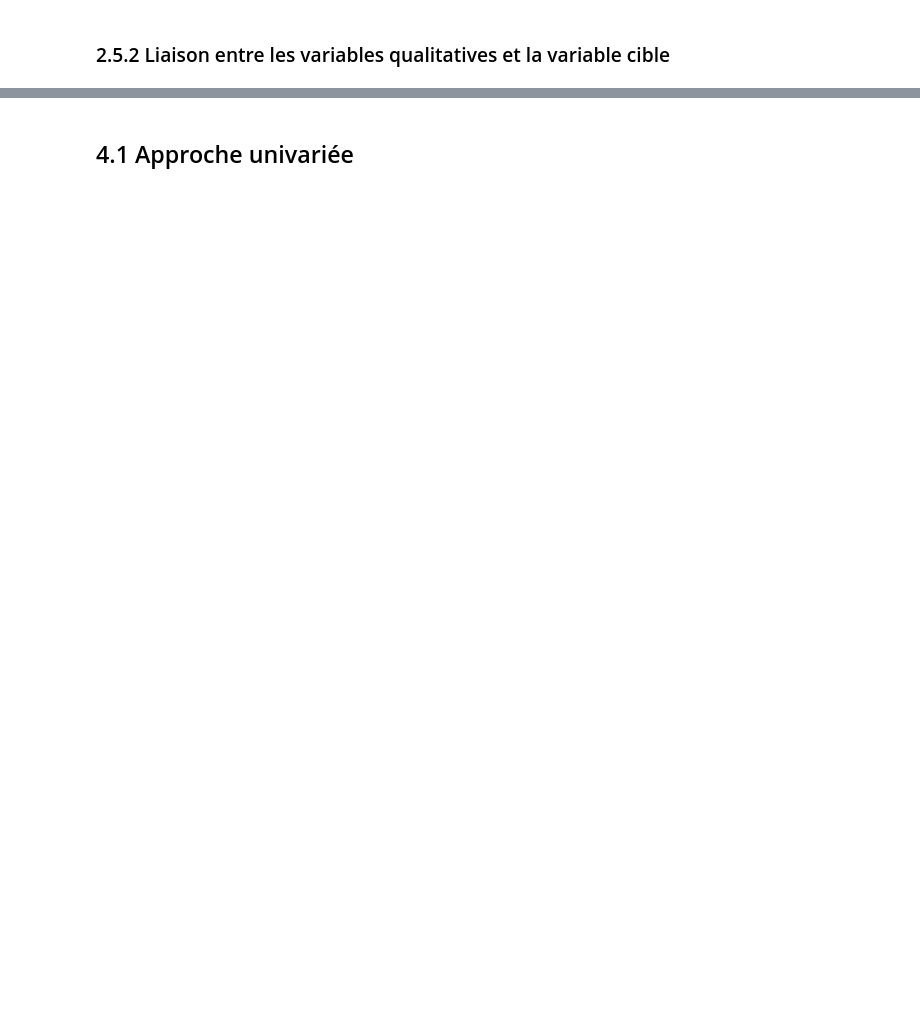
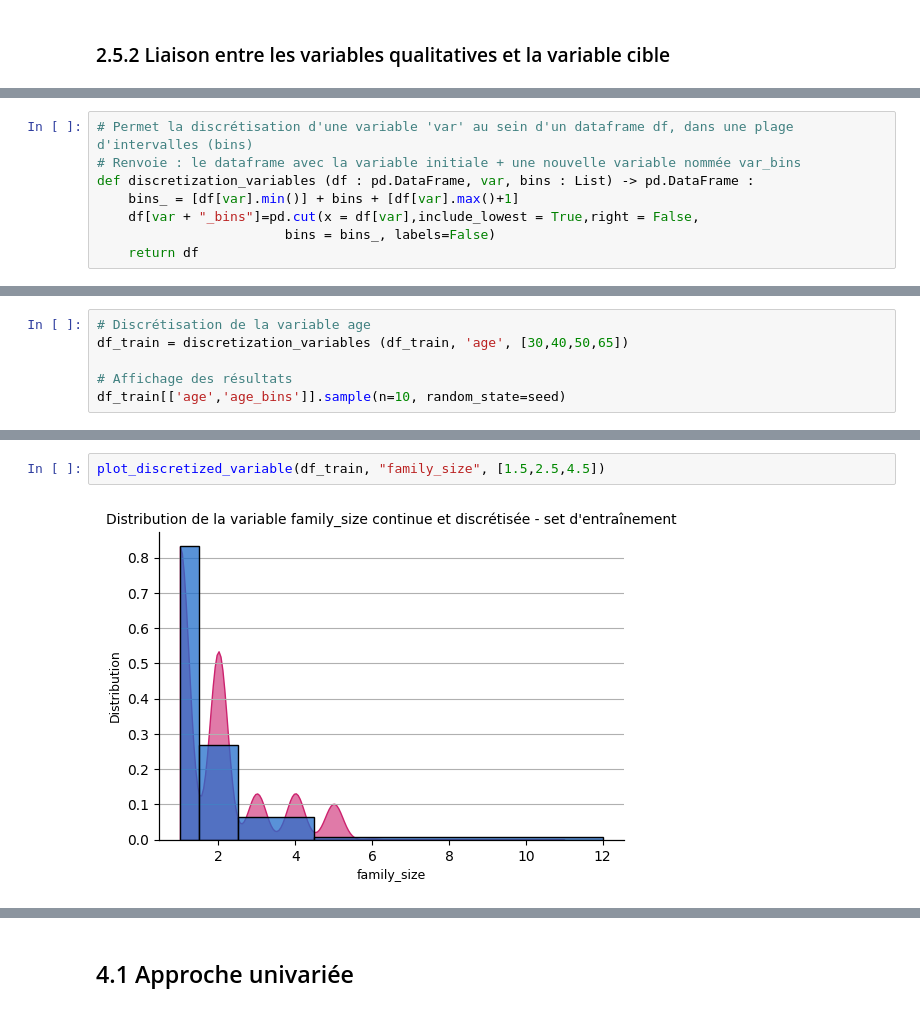
Before and after one commit to sblohier/Scoring_Project_3, a Jupyter notebook: Variables_Preselection.ipynb, the cells around one changed output, grey strips where cells are left out. Saved outputs shown, nothing was run; the diff lists cells and outputs as text; blank space fills up the shorter version.

```diff
--- a/Variables_Preselection.ipynb
+++ b/Variables_Preselection.ipynb
@@ -937,0 +899,8 @@ df_train[df_train["ratio_extra_charge"] > 0.1].head()
+# %%
+# Permet la discrétisation d'une variable 'var' au sein d'un dataframe df, dans une plage d'intervalles (bins)
+# Renvoie : le dataframe avec la variable initiale + une nouvelle variable nommée var_bins
+def discretization_variables (df : pd.DataFrame, var, bins : List) -> pd.DataFrame :
+    bins_ = [df[var].min()] + bins + [df[var].max()+1]
+    df[var + "_bins"]=pd.cut(x = df[var],include_lowest = True,right = False,
+                        bins = bins_, labels=False)
+    return df
@@ -937,0 +960,6 @@ df_train[df_train["ratio_extra_charge"] > 0.1].head()
+# %%
+# Discrétisation de la variable age
+df_train = discretization_variables (df_train, 'age', [30,40,50,65])
+
+# Affichage des résultats
+df_train[['age','age_bins']].sample(n=10, random_state=seed)
@@ -937,0 +1021,4 @@ df_train[df_train["ratio_extra_charge"] > 0.1].head()
+# %%
+plot_discretized_variable(df_train, "family_size", [1.5,2.5,4.5])
+# %% [output]
+[figure, added]
```
Also changed, not shown: parts of 281 cells of this notebook, 2 other files.
